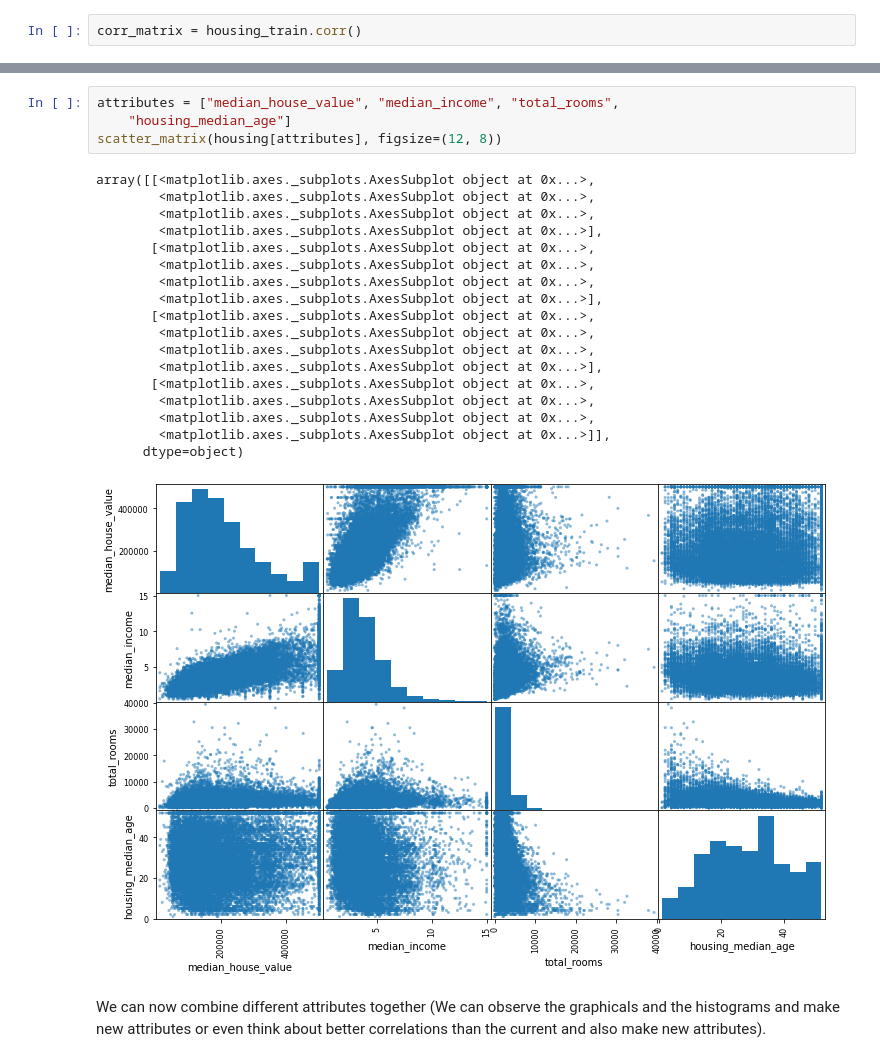
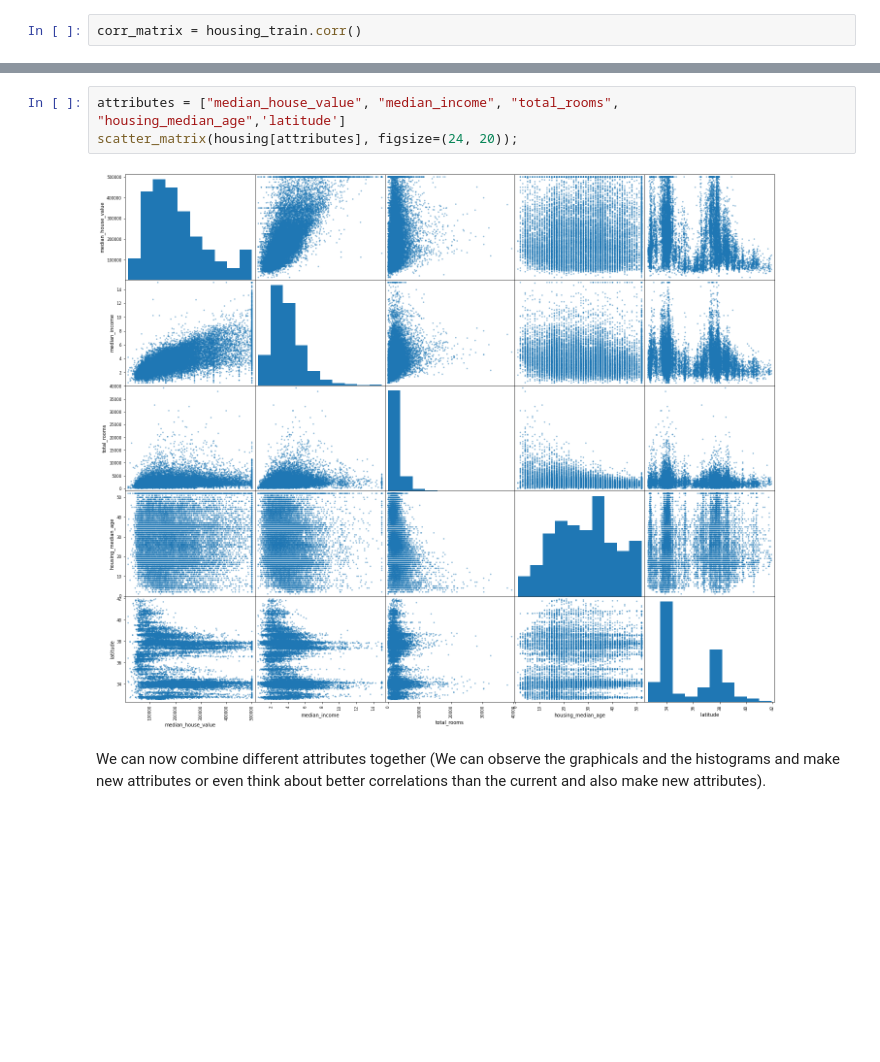
Before and after one commit to JoseJuan98/ml-regression-project-california-housing, a Jupyter notebook: HousePricePrediction.ipynb, the cells around one changed output, grey strips where cells are left out. Cells and saved outputs as stored; diff of their text form; blank space fills up the shorter version.

```diff
--- a/HousePricePrediction.ipynb
+++ b/HousePricePrediction.ipynb
@@ -266,28 +264,10 @@ longitude            -0.047432
 latitude             -0.142724
 Name: median_house_value, dtype: float64
 # %%
-attributes = ["median_house_value", "median_income", "total_rooms",
-    "housing_median_age"]
-scatter_matrix(housing[attributes], figsize=(12, 8))
+attributes = ["median_house_value", "median_income", "total_rooms", "housing_median_age",'latitude']
+scatter_matrix(housing[attributes], figsize=(24, 20));
 # %% [output]
-array([[<matplotlib.axes._subplots.AxesSubplot object at 0x...>,
-        <matplotlib.axes._subplots.AxesSubplot object at 0x...>,
-        <matplotlib.axes._subplots.AxesSubplot object at 0x...>,
-        <matplotlib.axes._subplots.AxesSubplot object at 0x...>],
-       [<matplotlib.axes._subplots.AxesSubplot object at 0x...>,
-        <matplotlib.axes._subplots.AxesSubplot object at 0x...>,
-        <matplotlib.axes._subplots.AxesSubplot object at 0x...>,
-        <matplotlib.axes._subplots.AxesSubplot object at 0x...>],
-       [<matplotlib.axes._subplots.AxesSubplot object at 0x...>,
-        <matplotlib.axes._subplots.AxesSubplot object at 0x...>,
-        <matplotlib.axes._subplots.AxesSubplot object at 0x...>,
-        <matplotlib.axes._subplots.AxesSubplot object at 0x...>],
-       [<matplotlib.axes._subplots.AxesSubplot object at 0x...>,
-        <matplotlib.axes._subplots.AxesSubplot object at 0x...>,
-        <matplotlib.axes._subplots.AxesSubplot object at 0x...>,
-        <matplotlib.axes._subplots.AxesSubplot object at 0x...>]],
-      dtype=object)
-[figure, old version]
+[figure, new version]
 # %% [markdown]
 We can now combine different attributes together (We can observe the graphicals and the histograms and make new attributes or even think about better correlations than the current and also make new attributes).
 # %%
```
Also changed, not shown: parts of 17 cells of this notebook, 1 other file.
